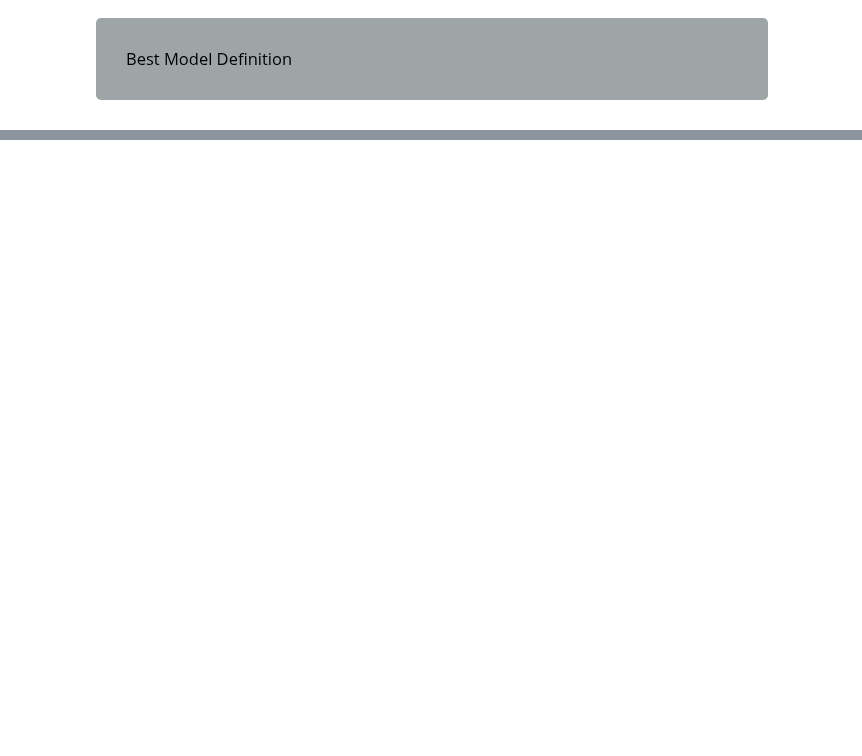
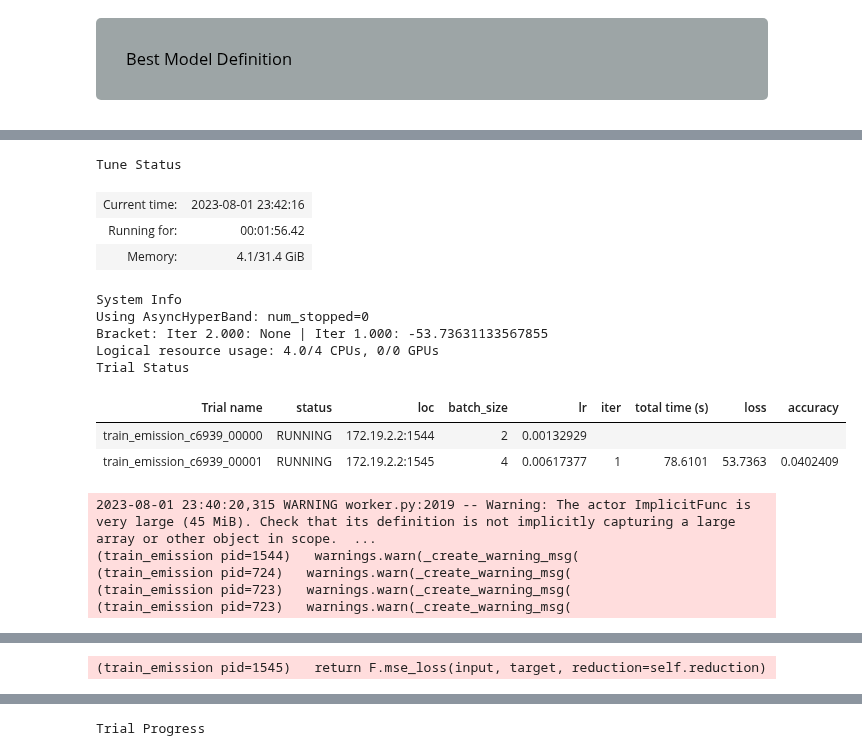
Before and after one commit to averma111/Kaggle_Competition, a Jupyter notebook: pytorch-ps3e20-optuna.ipynb, the cells around one changed output, grey strips where cells are left out. Saved outputs shown, nothing was run; the diff lists cells and outputs as text; code cells hidden in the pictures; blank space fills up the shorter version.

```diff
--- a/pytorch-ps3e20-optuna.ipynb
+++ b/pytorch-ps3e20-optuna.ipynb
@@ -694,0 +755,13 @@ print(best_model)
+# %%
+class Net(torch.nn.Module):
+    def __init__(self, l1=32, l2=16):
+        super(Net, self).__init__()
+        self.fc1 = torch.nn.Linear(74, l1)
+        self.fc2 = torch.nn.Linear(l1, l2)
+        self.fc3 = torch.nn.Linear(l2,1)
+
+    def forward(self, x):
+        x = F.relu(self.fc1(x))
+        x = F.relu(self.fc2(x))
+        x = self.fc3(x)
+        return x
@@ -694,0 +858,64 @@ print(best_model)
+# %%
+config = {
+    "l1": tune.sample_from(lambda _: 2**np.random.randint(2, 9)),
+    "l2": tune.sample_from(lambda _: 2**np.random.randint(2, 9)),
+    "lr": tune.loguniform(1e-4, 1e-1),
+    "batch_size": tune.choice([2, 4, 8, 16]),
+}
+# %%
+def main(num_samples=10, max_num_epochs=10, gpus_per_trial=2):
+    config = {
+        "l1": tune.sample_from(lambda _: 2 ** np.random.randint(2, 9)),
+        "l2": tune.sample_from(lambda _: 2 ** np.random.randint(2, 9)),
+        "lr": tune.loguniform(1e-4, 1e-1),
+        "batch_size": tune.choice([2, 4, 8, 16])
+    }
+    scheduler = ASHAScheduler(
+        max_t=max_num_epochs,
+        grace_period=1,
+        reduction_factor=2)
+
+    tuner = tune.Tuner(
+        tune.with_resources(
+            tune.with_parameters(train_emission),
+            resources={"cpu": 2, "gpu": gpus_per_trial}
+        ),
+        tune_config=tune.TuneConfig(
+            metric="loss",
+            mode="min",
+            scheduler=scheduler,
+            num_samples=num_samples,
+        ),
+        param_space=config,
+    )
+    results = tuner.fit()
+
+    best_result = results.get_best_result("loss", "min")
+
+    print("Best trial config: {}".format(best_result.config))
+    print("Best trial final validation loss: {}".format(
+        best_result.metrics["loss"]))
+    print("Best trial final validation accuracy: {}".format(
+        best_result.metrics["accuracy"]))
+
+    #test_best_model(best_result)
+
+main(num_samples=2, max_num_epochs=2, gpus_per_trial=0)
+# %% [output]
+Tune Status
+| Current time: | 2023-08-01 23:42:16 |
+| Running for: | 00:01:56.42 |
+| Memory: | 4.1/31.4 GiB |
+System Info
+Using AsyncHyperBand: num_stopped=0
+Bracket: Iter 2.000: None | Iter 1.000: -53.73631133567855
+Logical resource usage: 4.0/4 CPUs, 0/0 GPUs
+Trial Status
+| Trial name | status | loc | batch_size | lr | iter | total time (s) | loss | accuracy |
+| train_emission_c6939_00000 | RUNNING | 172.19.2.2:1544 | 2 | 0.00132929 |  |  |  |  |
+| train_emission_c6939_00001 | RUNNING | 172.19.2.2:1545 | 4 | 0.00617377 | 1 | 78.6101 | 53.7363 | 0.0402409 |
+2023-08-01 23:40:20,315 WARNING worker.py:2019 -- Warning: The actor ImplicitFunc is very large (45 MiB). Check that its definition is not implicitly capturing a large array or other object in scope.  ...
+(train_emission pid=1544)   warnings.warn(_create_warning_msg(
+(train_emission pid=724)   warnings.warn(_create_warning_msg(
+(train_emission pid=723)   warnings.warn(_create_warning_msg(
+(train_emission pid=723)   warnings.warn(_create_warning_msg(
@@ -694,0 +932 @@ print(best_model)
+(train_emission pid=1545)   return F.mse_loss(input, target, reduction=self.reduction)
@@ -694,0 +935 @@ print(best_model)
+Trial Progress
```
Also changed, not shown: parts of 16 cells of this notebook.
